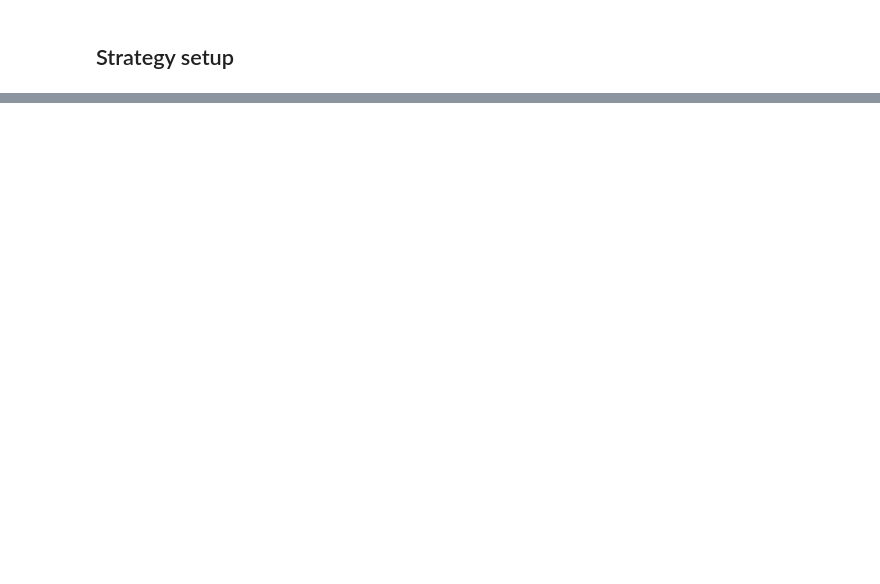
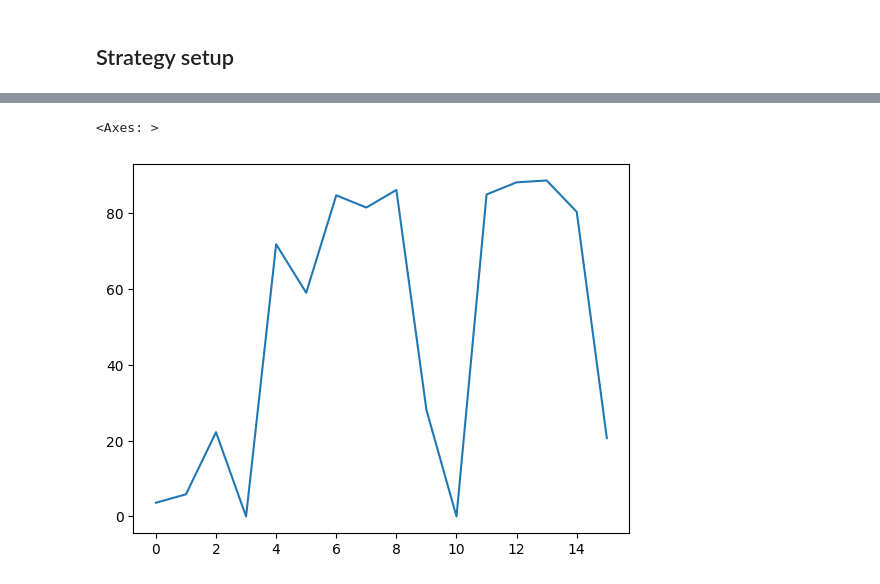
Before and after one commit to austin-mroz/2024-BO-summer-school, a Jupyter notebook: tutorial-notebooks/2-single-objective-reaction-optimization.ipynb, the cells around one changed output, grey strips where cells are left out. Drawn from its saved outputs; the diff is of its cells as text; code cells hidden in the pictures; blank space fills up the shorter version.

```diff
--- a/tutorial-notebooks/2-single-objective-reaction-optimization.ipynb
+++ b/tutorial-notebooks/2-single-objective-reaction-optimization.ipynb
@@ -113,3 +149,14 @@ from bofire.data_models.strategies.api import SoboStrategy
 from bofire.data_models.acquisition_functions.api import qEI
 
 import bofire.strategies.api as strategies
+# %%
+# a single objective BO strategy
+
+qExpectedImprovement = qEI()
+sobo_strategy_data_model = SoboStrategy(
+    domain=domain,
+    acquisition_function=qExpectedImprovement,
+)
+
+# map the strategy data model to the actual strategy that has functionality
+sobo_strategy = strategies.map(sobo_strategy_data_model)
@@ -115,0 +326,8 @@ import bofire.strategies.api as strategies
+# %%
+
+
+# quick plot of yield vs. Iteration
+sobo_strategy.experiments['Yield'].plot()
+# %% [output]
+<Axes: >
+[figure, added]
```
Also changed, not shown: parts of 28 cells of this notebook, 3 other files.
